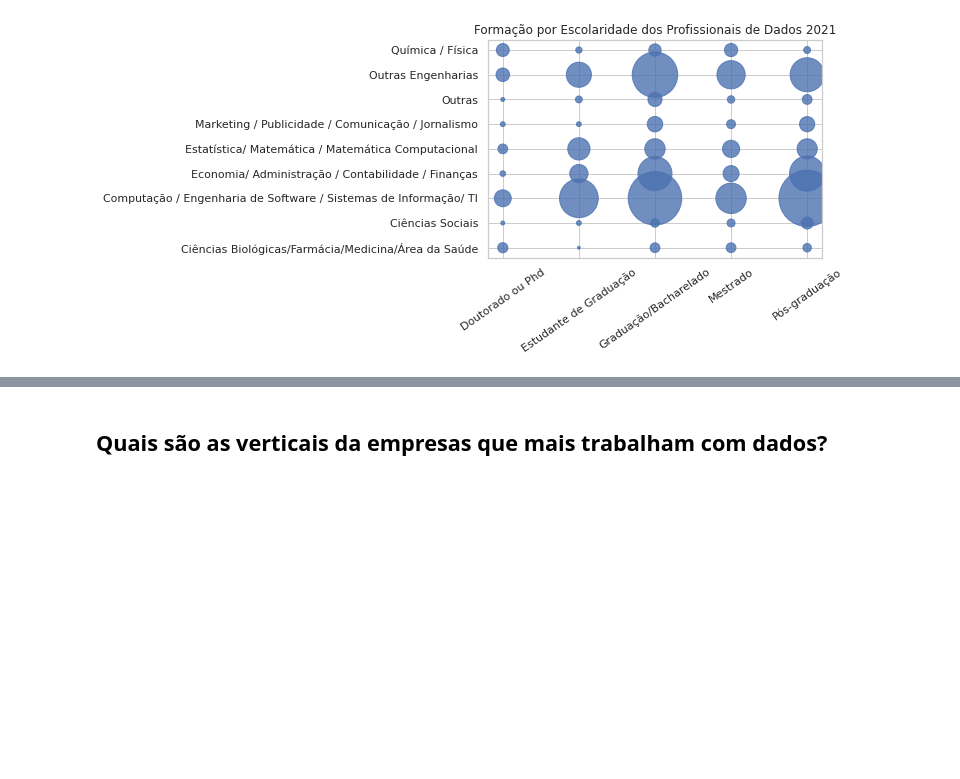
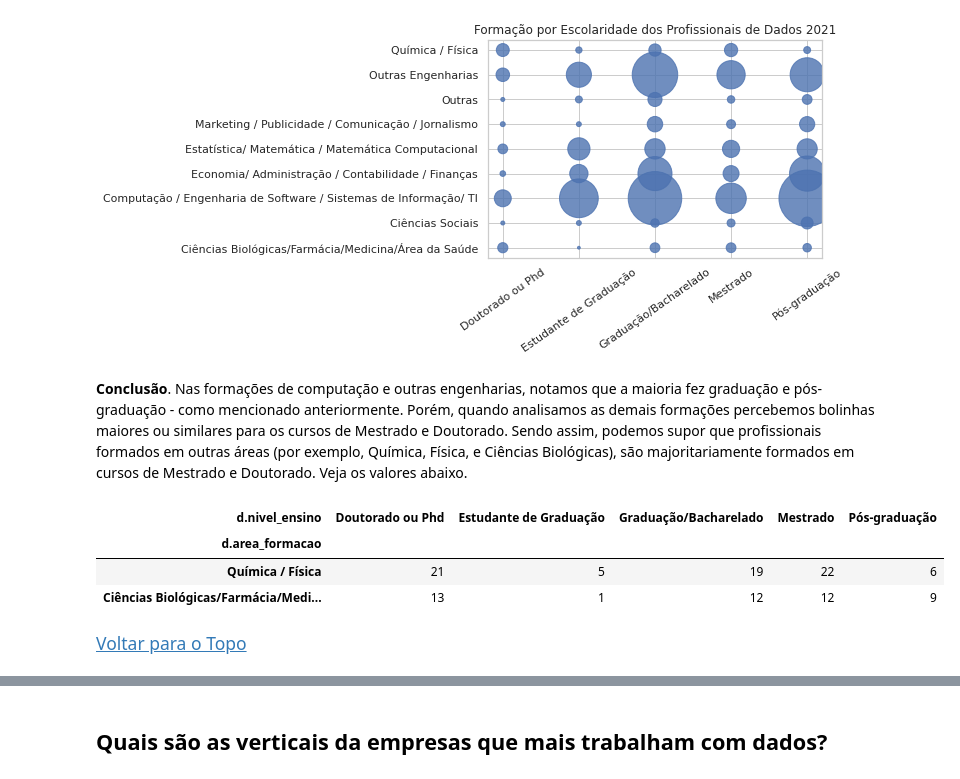
Before and after one commit to leomaurodesenv/kaggle, a Jupyter notebook: jupyter/profissionais-de-dados-no-brasil-2021.ipynb, the cells around one changed output, grey strips where cells are left out. Saved outputs shown, nothing was run; the diff lists cells and outputs as text; code cells hidden in the pictures; blank space fills up the shorter version.

```diff
--- a/jupyter/profissionais-de-dados-no-brasil-2021.ipynb
+++ b/jupyter/profissionais-de-dados-no-brasil-2021.ipynb
@@ -366,4 +380,16 @@ plt.title(f'Formação por Escolaridade dos Profissionais de Dados 2021')
 plt.show()
 # %% [output]
 [figure]
+# %% [markdown]
+**Conclusão**. Nas formações de computação e outras engenharias, notamos que a maioria fez graduação e pós-graduação - como mencionado anteriormente. Porém, quando analisamos as demais formações percebemos bolinhas maiores ou similares para os cursos de Mestrado e Doutorado. Sendo assim, podemos supor que profissionais formados em outras áreas (por exemplo, Química, Física, e Ciências Biológicas), são majoritariamente formados em cursos de Mestrado e Doutorado. Veja os valores abaixo.
+# %%
+lines = ['Química / Física', 'Ciências Biológicas/Farmácia/Medicina/Área da Saúde']
+val.loc[lines]
+# %% [output]
+| d.nivel_ensino | Doutorado ou Phd | Estudante de Graduação | Graduação/Bacharelado | Mestrado | Pós-graduação |
+| d.area_formacao |  |  |  |  |  |
+| Química / Física | 21 | 5 | 19 | 22 | 6 |
+| Ciências Biológicas/Farmácia/Medi... | 13 | 1 | 12 | 12 | 9 |
+# %% [markdown]
+<a href='#top'><span class="label label-info" style="font-size: 125%">Voltar para o Topo</span></a>
 # %% [markdown]
```
Also changed, not shown: parts of 31 cells of this notebook.
